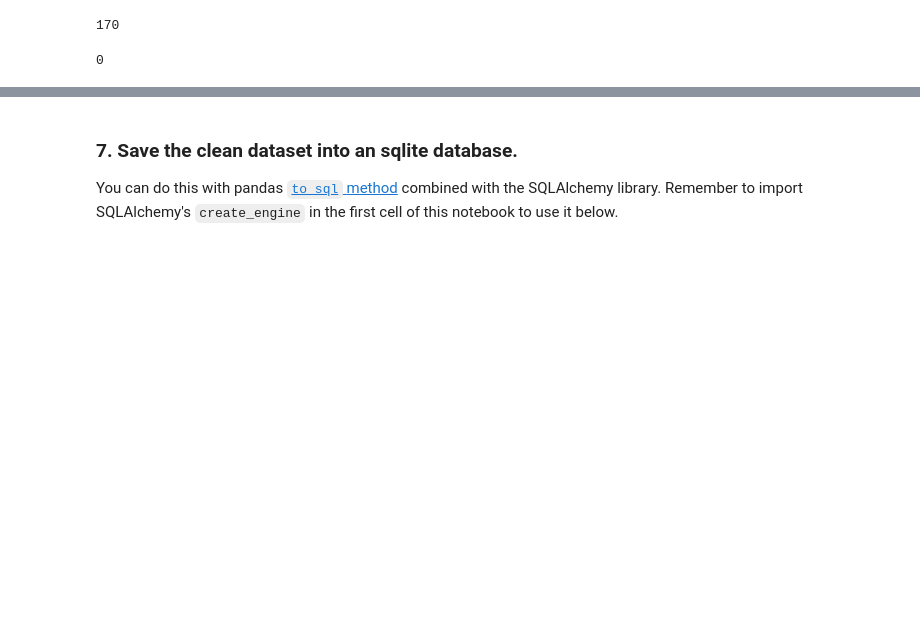
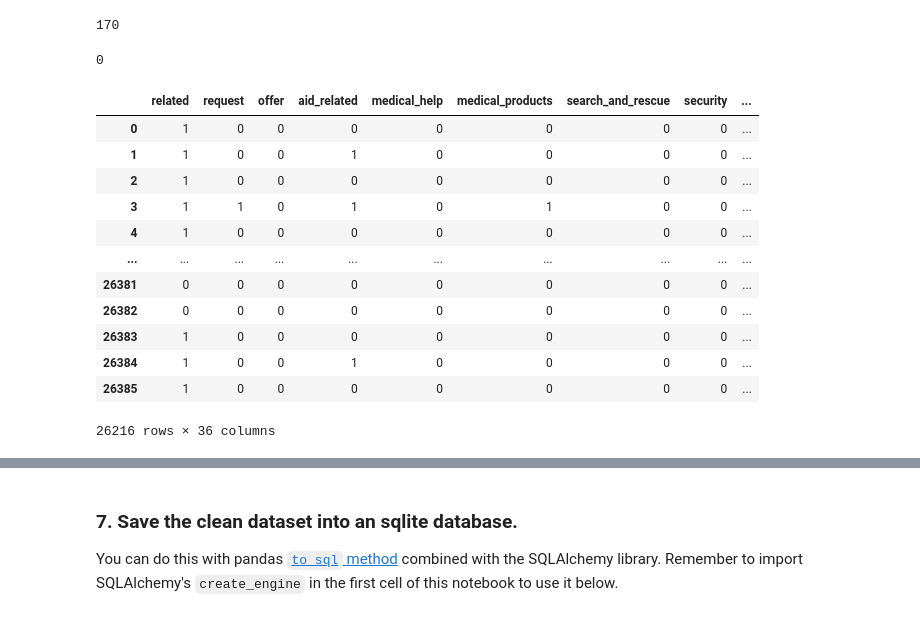
Before and after one commit to minaf/distaster_messages_pipeline_project, a Jupyter notebook: ETL Pipeline Preparation.ipynb, the cells around one changed output, grey strips where cells are left out. Saved outputs shown, nothing was run; the diff lists cells and outputs as text; code cells hidden in the pictures; blank space fills up the shorter version.

```diff
--- a/ETL Pipeline Preparation.ipynb
+++ b/ETL Pipeline Preparation.ipynb
@@ -145,3 +145,19 @@ df = df[~df.duplicated()]
 sum(df.duplicated())
 # %% [output]
 0
+# %%
+df.iloc[:, 4:40]
+# %% [output]
+|  | related | request | offer | aid_related | medical_help | medical_products | search_and_rescue | security | ... |
+| 0 | 1 | 0 | 0 | 0 | 0 | 0 | 0 | 0 | ... |
+| 1 | 1 | 0 | 0 | 1 | 0 | 0 | 0 | 0 | ... |
+| 2 | 1 | 0 | 0 | 0 | 0 | 0 | 0 | 0 | ... |
+| 3 | 1 | 1 | 0 | 1 | 0 | 1 | 0 | 0 | ... |
+| 4 | 1 | 0 | 0 | 0 | 0 | 0 | 0 | 0 | ... |
+| ... | ... | ... | ... | ... | ... | ... | ... | ... | ... |
+| 26381 | 0 | 0 | 0 | 0 | 0 | 0 | 0 | 0 | ... |
+| 26382 | 0 | 0 | 0 | 0 | 0 | 0 | 0 | 0 | ... |
+| 26383 | 1 | 0 | 0 | 0 | 0 | 0 | 0 | 0 | ... |
+| 26384 | 1 | 0 | 0 | 1 | 0 | 0 | 0 | 0 | ... |
+| 26385 | 1 | 0 | 0 | 0 | 0 | 0 | 0 | 0 | ... |
+26216 rows × 36 columns
```
Also changed, not shown: parts of 2 cells of this notebook, 2 other files.
